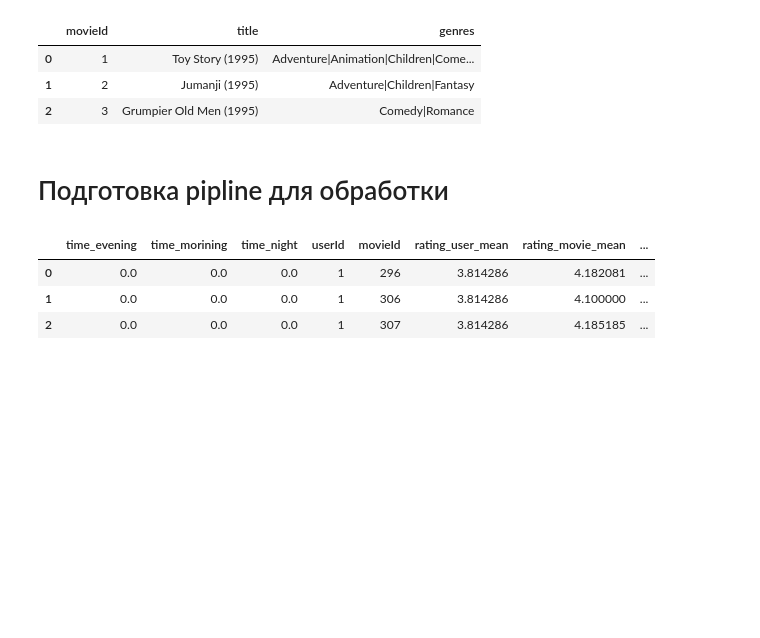
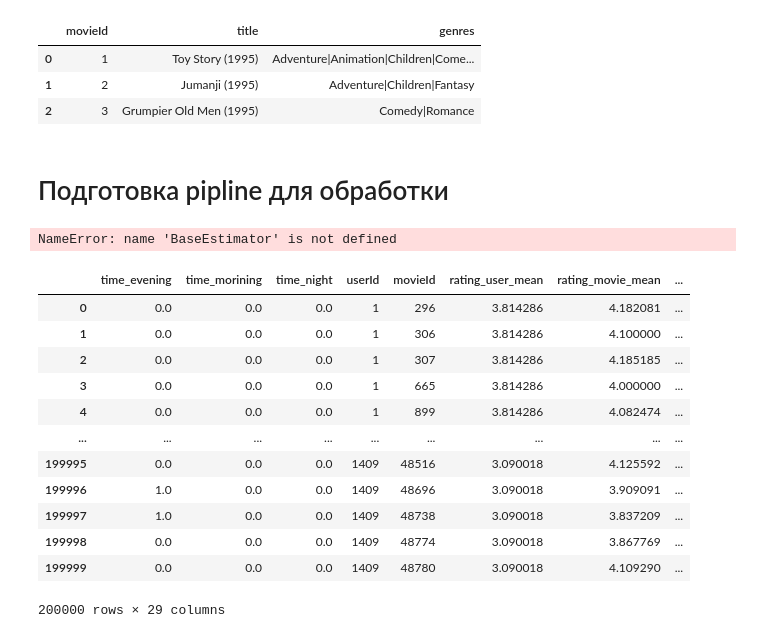
Before and after one commit to aleks-haksly/Simulative, a Jupyter notebook: ML/recomendation.ipynb, the cells around one changed output. Cells and saved outputs as stored; diff of their text form; code cells hidden in the pictures; blank space fills up the shorter version.

```diff
--- a/ML/recomendation.ipynb
+++ b/ML/recomendation.ipynb
@@ -66,6 +66,8 @@ class CustomTransformer(BaseEstimator, TransformerMixin):
                                                 .rename({"rating": "rating_movie_mean"}, axis=1)
 
         self.mlb.fit(self.movies_data.genres.apply(lambda x: x.split('|')))
+        self.ratings = y.copy()
+
         return self
 
     def transform(self, X:pd.DataFrame):
@@ -78,6 +80,7 @@ class CustomTransformer(BaseEstimator, TransformerMixin):
         datetime_ = pd.to_datetime(X_copy.timestamp, unit='s')
 
         X_copy['year'] = datetime_.dt.year
+        X_copy['month'] = datetime_.dt.month
         X_copy['day_of_week'] = datetime_.dt.day_of_week
         X_copy['time'] = pd.cut(datetime_.dt.hour,
                                 include_lowest=True,
@@ -87,10 +90,19 @@ class CustomTransformer(BaseEstimator, TransformerMixin):
                                 labels=['night', 'morining', 'afternoon', 'evening', 'night'])
 
         X_copy['genres'] = X_copy.genres.apply(lambda x: x.split('|'))
-        X_copy = pd.concat([X_copy, \
-                            pd.DataFrame(self.mlb.transform(X_copy.genres), \
-                                         columns=self.mlb.classes_)], \
-                           axis=1)
+
+        mlb_encoded_genres = pd.DataFrame(self.mlb.transform(X_copy.genres), \
+                                         columns=self.mlb.classes_)
+
+        X_copy = pd.concat([X_copy, mlb_encoded_genres], axis=1)
+
+        X_copy = X_copy.merge(pd.concat([mlb_encoded_genres.mul(self.ratings),\
+                                X_copy.userId], axis = 1
+                               .groupby("userId", as_index = False).mean()), \
+                     how='left',
+                     on='userId', \
+                     suffixes = ('', '_gen_mean'))
+
         X_copy.drop(columns=['timestamp', 'genres', ], inplace=True)
         return X_copy
 
@@ -99,6 +111,8 @@ class CustomTransformer(BaseEstimator, TransformerMixin):
 
     def inverse_transform(self):
         pass
+# %% [output]
+NameError: name 'BaseEstimator' is not defined
 # %%
 col_transformer = ColumnTransformer(
     transformers=[
@@ -120,9 +134,18 @@ y_ = ratings_full_df['rating']
 # %%
 sample = pipe.fit_transform(X_, y_)
 # %%
-sample.head(3)
+sample
 # %% [output]
 |  | time_evening | time_morining | time_night | userId | movieId | rating_user_mean | rating_movie_mean | ... |
 | 0 | 0.0 | 0.0 | 0.0 | 1 | 296 | 3.814286 | 4.182081 | ... |
 | 1 | 0.0 | 0.0 | 0.0 | 1 | 306 | 3.814286 | 4.100000 | ... |
 | 2 | 0.0 | 0.0 | 0.0 | 1 | 307 | 3.814286 | 4.185185 | ... |
+| 3 | 0.0 | 0.0 | 0.0 | 1 | 665 | 3.814286 | 4.000000 | ... |
+| 4 | 0.0 | 0.0 | 0.0 | 1 | 899 | 3.814286 | 4.082474 | ... |
+| ... | ... | ... | ... | ... | ... | ... | ... | ... |
+| 199995 | 0.0 | 0.0 | 0.0 | 1409 | 48516 | 3.090018 | 4.125592 | ... |
+| 199996 | 1.0 | 0.0 | 0.0 | 1409 | 48696 | 3.090018 | 3.909091 | ... |
+| 199997 | 1.0 | 0.0 | 0.0 | 1409 | 48738 | 3.090018 | 3.837209 | ... |
+| 199998 | 0.0 | 0.0 | 0.0 | 1409 | 48774 | 3.090018 | 3.867769 | ... |
+| 199999 | 0.0 | 0.0 | 0.0 | 1409 | 48780 | 3.090018 | 4.109290 | ... |
+200000 rows × 29 columns
```
Also changed, not shown: parts of 1 cell of this notebook.
